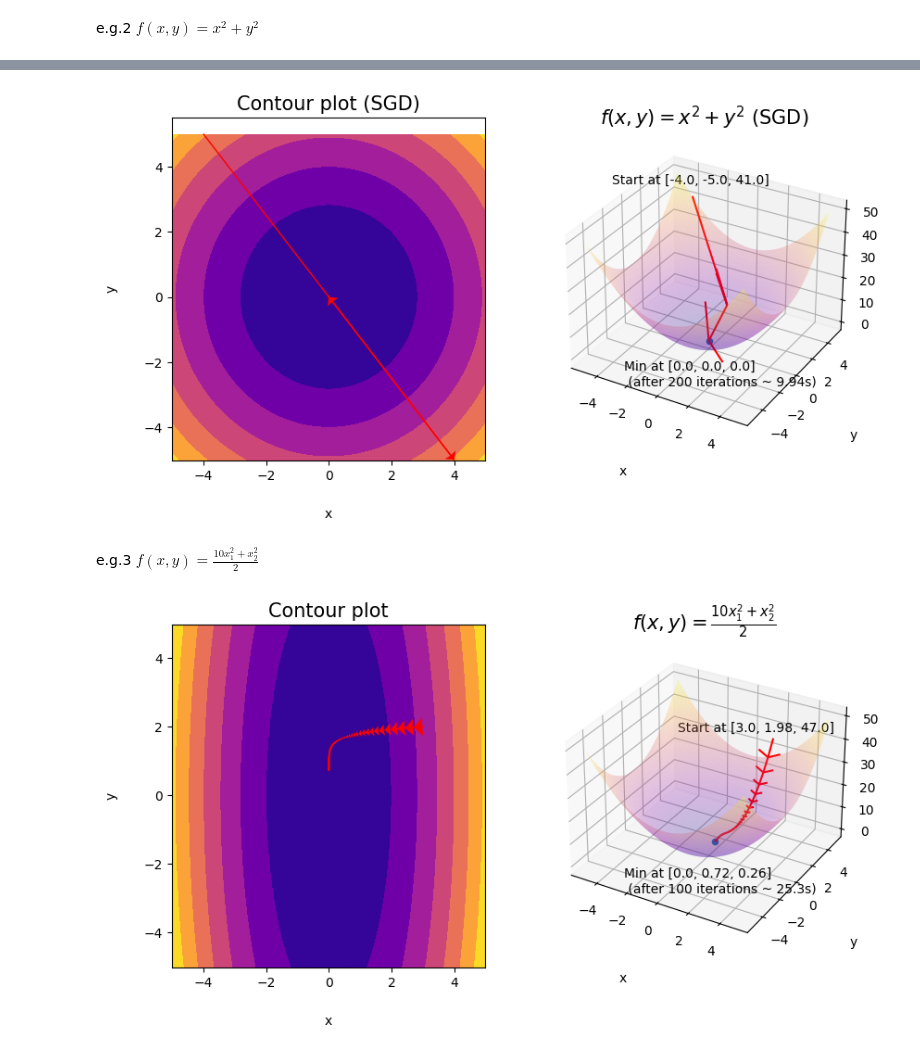
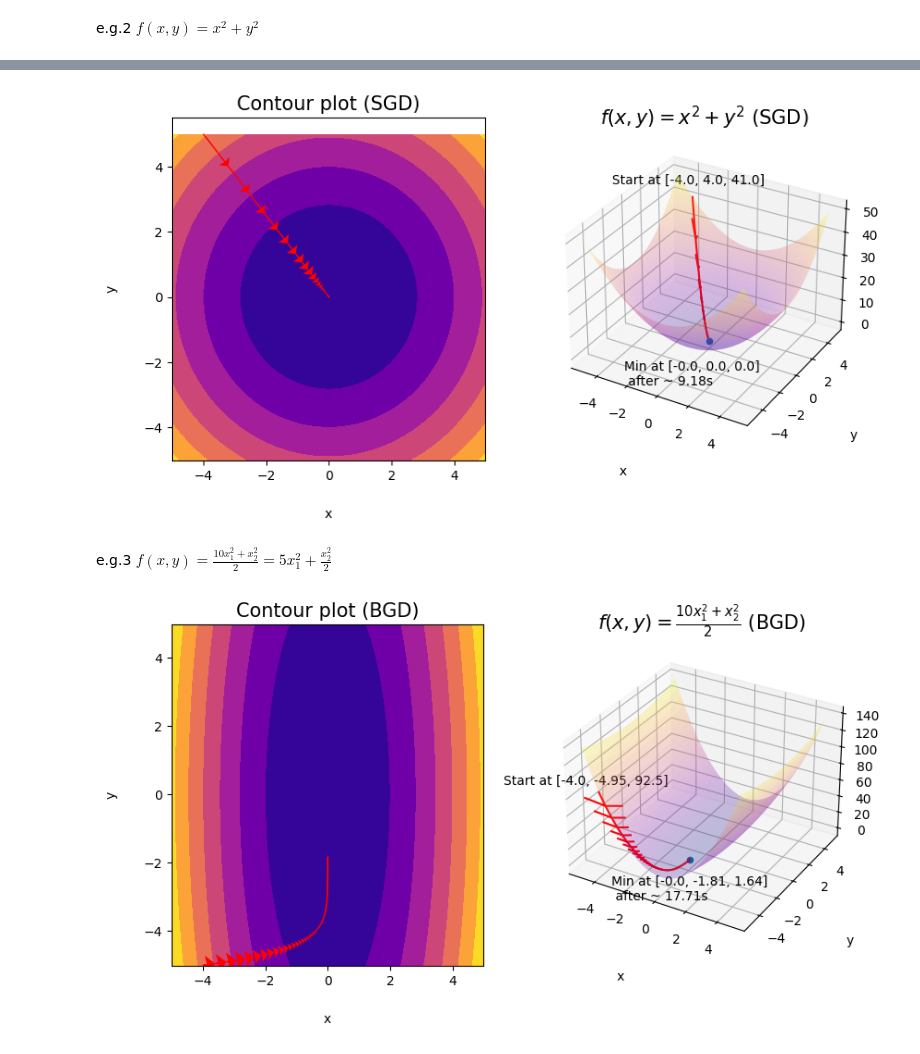
Before and after one commit to pquynhvu/ML, a Jupyter notebook: demo/gradient-descent.ipynb, the cells around one changed output, grey strips where cells are left out. Drawn from its saved outputs; the diff is of its cells as text; code cells hidden in the pictures.

```diff
--- a/demo/gradient-descent.ipynb
+++ b/demo/gradient-descent.ipynb
@@ -166,15 +174,14 @@ ax2.quiver(np.delete(theta_sgd, theta_sgd.shape[1]-1, axis=1)[0,:],
            color='r')
 
 ax2.scatter(theta_sgd[0, theta_sgd.shape[1]-1], theta_sgd[1, theta_sgd.shape[1]-1], f_xy_sgd[theta_sgd.shape[1]-1])
-ax2.text(-1.7, -6.5, 0.5, "Min at [{}, {}, {}] \n (after {} iterations ~ {}s)".format(np.round(theta_sgd[0, theta_sgd.shape[1]-1],2),
+ax2.text(-1.7, -6.5, 0.5, "Min at [{}, {}, {}] \n after ~ {}s".format(np.round(theta_sgd[0, theta_sgd.shape[1]-1],2),
                                                                                       np.round(theta_sgd[1, theta_sgd.shape[1]-1],2),
                                                                                       np.round(f_xy_sgd[theta_sgd.shape[1]-1],2),
-                                                                                     iter,
-                                                                                     elapsed_time_gd), color='black')
+                                                                                      elapsed_time_sgd), color='black')
 ax2.text(theta_init[0]-5, theta_init[1]-1, feval('x**2+y**2', theta_init[0], theta_init[1]), "Start at [{}, {}, {}]".format(theta_sgd[0, 0], theta_sgd[1, 1], f_xy_sgd[0],2), color='black')
 
 fig.show()
 # %% [output]
-[figure, old version]
+[figure, new version]
 # %% [markdown]
-e.g.3 $f(x, y) = \frac{10x_1^2 + x_2^2}{2}$
+e.g.3 $f(x, y) = \frac{10x_1^2 + x_2^2}{2} = 5x_1^2 + \frac{x_2^2}{2}$
@@ -189,49 +188,65 @@ elapsed_time = np.round(end-start, 2)
+# %%
+theta_init = [-4,-5]
+iter = 100
+eta=0.01
+n = 10/0.02
+
+# BGD
+start_gd = time.time()
+theta_gd, f_xy_gd = gradient_descent(theta_init, eta, 0.01)
+end_gd = time.time()
+elapsed_time_gd = np.round(end_gd-start_gd, 2)
+
+# SGD
+start_sgd = time.time()
+theta_sgd, f_xy_sgd = sgd(theta_init, n, eta)
+end_sgd = time.time()
+elapsed_time_sgd = np.round(end_sgd-start_sgd, 2)
 # %%
 fig = plt.figure(figsize=plt.figaspect(0.5)) # Set up a figure twice as wide as it is tall
 
 x = np.arange(-5, 5, 0.02)
 y = np.arange(-5, 5, 0.02)
 X, Y = np.meshgrid(x, y)
 
 # Figure 1
 
 ax1 = fig.add_subplot(1, 2, 1)
 ax1.contourf(X, Y, 5*X**2+0.5*Y**2, cmap = plt.cm.plasma)
-ax1.set_title('Contour plot',fontsize=15)
+ax1.set_title('Contour plot (BGD)',fontsize=15)
 ax1.set_xlabel('x', labelpad=20)
 ax1.set_ylabel('y', labelpad=20)
 
-plt.quiver(np.delete(theta, theta.shape[1]-1, axis=1)[0,:],
-           np.delete(theta, theta.shape[1]-1, axis=1)[1,:],
-           np.delete(theta, [0], axis=1)[0,:]-np.delete(theta, theta.shape[1]-1, axis=1)[0,:],
-           np.delete(theta, [0], axis=1)[1,:]-np.delete(theta, theta.shape[1]-1, axis=1)[1,:],
+plt.quiver(np.delete(theta_gd, theta_gd.shape[1]-1, axis=1)[0,:],
+           np.delete(theta_gd, theta_gd.shape[1]-1, axis=1)[1,:],
+           np.delete(theta_gd, [0], axis=1)[0,:]-np.delete(theta_gd, theta_gd.shape[1]-1, axis=1)[0,:],
+           np.delete(theta_gd, [0], axis=1)[1,:]-np.delete(theta_gd, theta_gd.shape[1]-1, axis=1)[1,:],
            scale_units='xy', angles='xy', color='r', scale=1, headwidth=10)
 
 # Figure 2
 
 ax2 = fig.add_subplot(1, 2, 2, projection='3d')
-ax2.plot_surface(X, Y, X**2+Y**2, cmap=plt.cm.plasma, alpha=0.25)
+ax2.plot_surface(X, Y, 5*X**2+0.5*Y**2, cmap=plt.cm.plasma, alpha=0.25)
 ax2.set_xlabel('x', labelpad=20)
 ax2.set_ylabel('y', labelpad=20)
 ax2.set_zlabel('z', labelpad=20)
-ax2.set_title('$f(x, y) = \\frac{10x_1^2 + x_2^2}{2}$', fontsize=15)
+ax2.set_title('$f(x, y) = \\frac{10x_1^2 + x_2^2}{2}$ (BGD)', fontsize=15)
 
-ax2.quiver(np.delete(theta, theta.shape[1]-1, axis=1)[0,:],
-           np.delete(theta, theta.shape[1]-1, axis=1)[1,:],
-           f_xy[:-1],
-           np.delete(theta, [0], axis=1)[0,:]-np.delete(theta, theta.shape[1]-1, axis=1)[0,:],
-           np.delete(theta, [0], axis=1)[1,:]-np.delete(theta, theta.shape[1]-1, axis=1)[1,:],
-           f_xy[1:]-f_xy[:-1],
+ax2.quiver(np.delete(theta_gd, theta_gd.shape[1]-1, axis=1)[0,:],
+           np.delete(theta_gd, theta_gd.shape[1]-1, axis=1)[1,:],
+           f_xy_gd[:-1],
+           np.delete(theta_gd, [0], axis=1)[0,:]-np.delete(theta_gd, theta_gd.shape[1]-1, axis=1)[0,:],
+           np.delete(theta_gd, [0], axis=1)[1,:]-np.delete(theta_gd, theta_gd.shape[1]-1, axis=1)[1,:],
+           f_xy_gd[1:]-f_xy_gd[:-1],
            color='r')
 
-ax2.scatter(theta[0, theta.shape[1]-1], theta[1, theta.shape[1]-1], f_xy[theta.shape[1]-1])
-ax2.text(-1.7, -6.5, 0.5, "Min at [{}, {}, {}] \n (after {} iterations ~ {}s)".format(np.round(theta[0, theta.shape[1]-1],2),
-                                                                                     np.round(theta[1, theta.shape[1]-1],2),
-                                                                                     np.round(f_xy[theta.shape[1]-1],2),
-                                                                                     iter,
-                                                                                     elapsed_time), color='black')
-ax2.text(theta_init[0]-5, theta_init[1]-2, feval('5*x**2 + 0.5*y**2', theta_init[0], theta_init[1]), "Start at [{}, {}, {}]".format(theta[0, 0], theta[1, 1], f_xy[0],2), color='black')
+ax2.scatter(theta_gd[0, theta_gd.shape[1]-1], theta_gd[1, theta_gd.shape[1]-1], f_xy_gd[theta_gd.shape[1]-1])
+ax2.text(-1.7, -7.5, 0.5, "Min at [{}, {}, {}] \n after ~ {}s".format(np.round(theta_gd[0, theta_gd.shape[1]-1],2),
+                                                                                      np.round(theta_gd[1, theta_gd.shape[1]-1],2),
+                                                                                      np.round(f_xy_gd[theta_gd.shape[1]-1],2),
+                                                                                      elapsed_time_gd), color='black')
+ax2.text(theta_init[0]-5, theta_init[1]-2, feval('5*x**2 + 0.5*y**2', theta_init[0], theta_init[1]), "Start at [{}, {}, {}]".format(theta_gd[0, 0], theta_gd[1, 1], f_xy_gd[0],2), color='black')
 
 fig.show()
 # %% [output]
-[figure, old version]
+[figure, new version]
```
Also changed, not shown: parts of 6 cells of this notebook, 1 other file.
